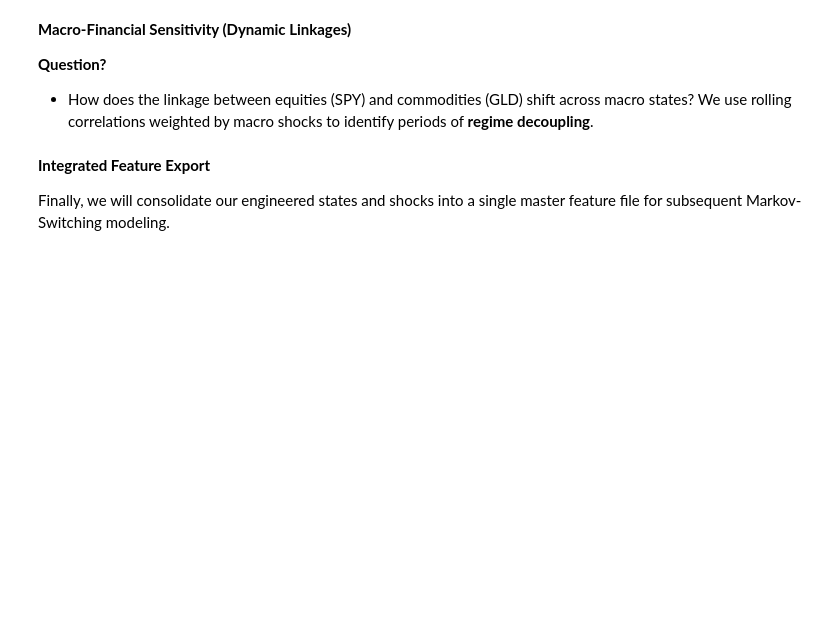
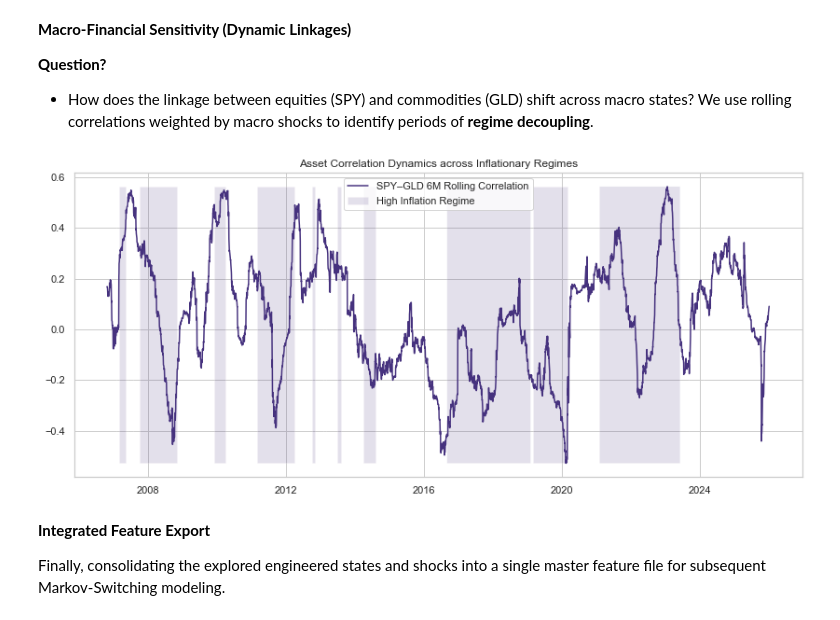
Before and after one commit to jamesolayinka/macro-financial-linkages-regime-switching-analysis, a Jupyter notebook: notebooks/data_exploration.ipynb, the cells around one changed output. Drawn from its saved outputs; the diff is of its cells as text; code cells hidden in the pictures; blank space fills up the shorter version.

```diff
--- a/notebooks/data_exploration.ipynb
+++ b/notebooks/data_exploration.ipynb
@@ -172,7 +180,43 @@ plt.show()
+# %%
+# Calculate returns
+returns = np.log(prices_raw).diff().dropna()
+
+# Rolling Correlation: Equities vs Commodities
+rolling_corr = returns['SPY'].rolling(126).corr(returns['GLD']).dropna()
+
+# Align macro regime exactly to rolling_corr index
+macro_aligned = macro_states.reindex(rolling_corr.index)
+
+# Boolean mask with same length
+inflation_mask = (macro_aligned['is_high_inflation'] == 1).values
+
+# Plot
+plt.figure(figsize=(14, 6))
+
+plt.plot(
+    rolling_corr.index,
+    rolling_corr.values,
+    label='SPY–GLD 6M Rolling Correlation'
+)
+
+plt.fill_between(
+    rolling_corr.index,
+    rolling_corr.min(),
+    rolling_corr.max(),
+    where=inflation_mask,
+    alpha=0.15,
+    label='High Inflation Regime'
+)
+
+plt.title("Asset Correlation Dynamics across Inflationary Regimes")
+plt.legend()
+plt.show()
+# %% [output]
+[figure, added]
 # %% [markdown]
 **Integrated Feature Export**
 
-Finally, we will consolidate our engineered states and shocks into a single master feature file for subsequent Markov-Switching modeling.
+Finally, consolidating the explored engineered states and shocks into a single master feature file for subsequent Markov-Switching modeling.
 # %%
 final_features = pd.concat([macro_states, macro_shocks], axis=1).dropna()
 output_path = "../data/processed/integrated_features.csv"
```
Also changed, not shown: parts of 8 cells of this notebook.
